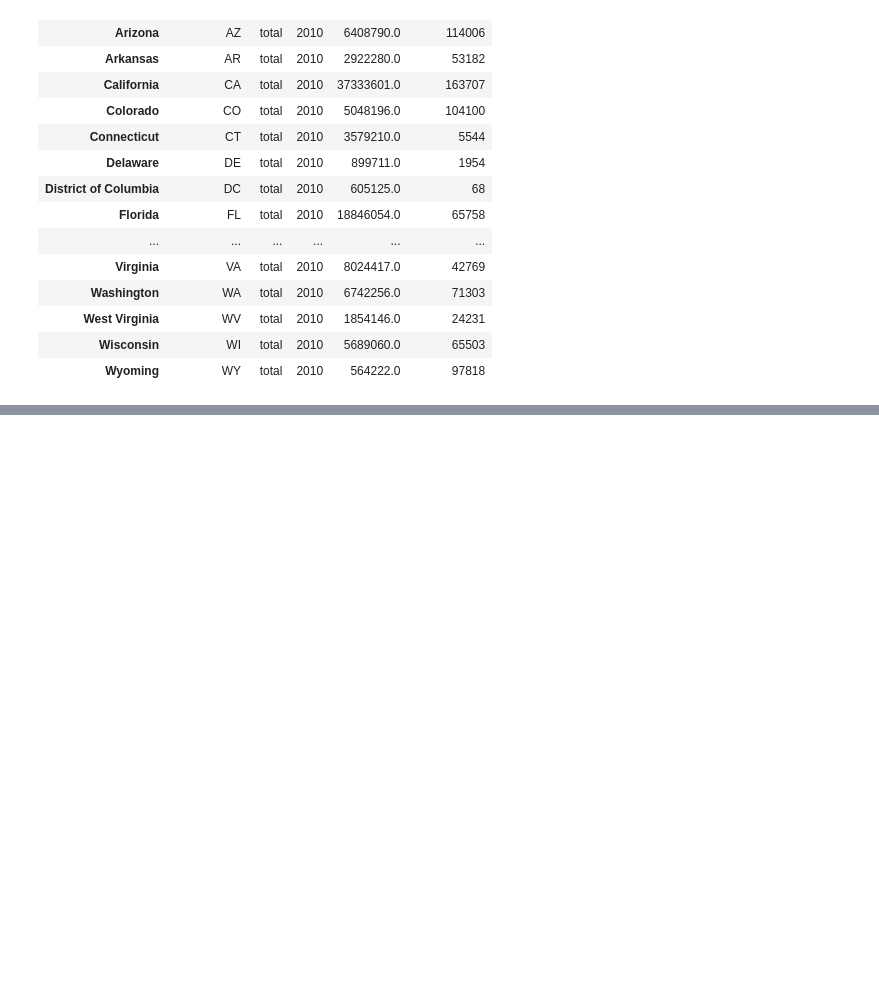
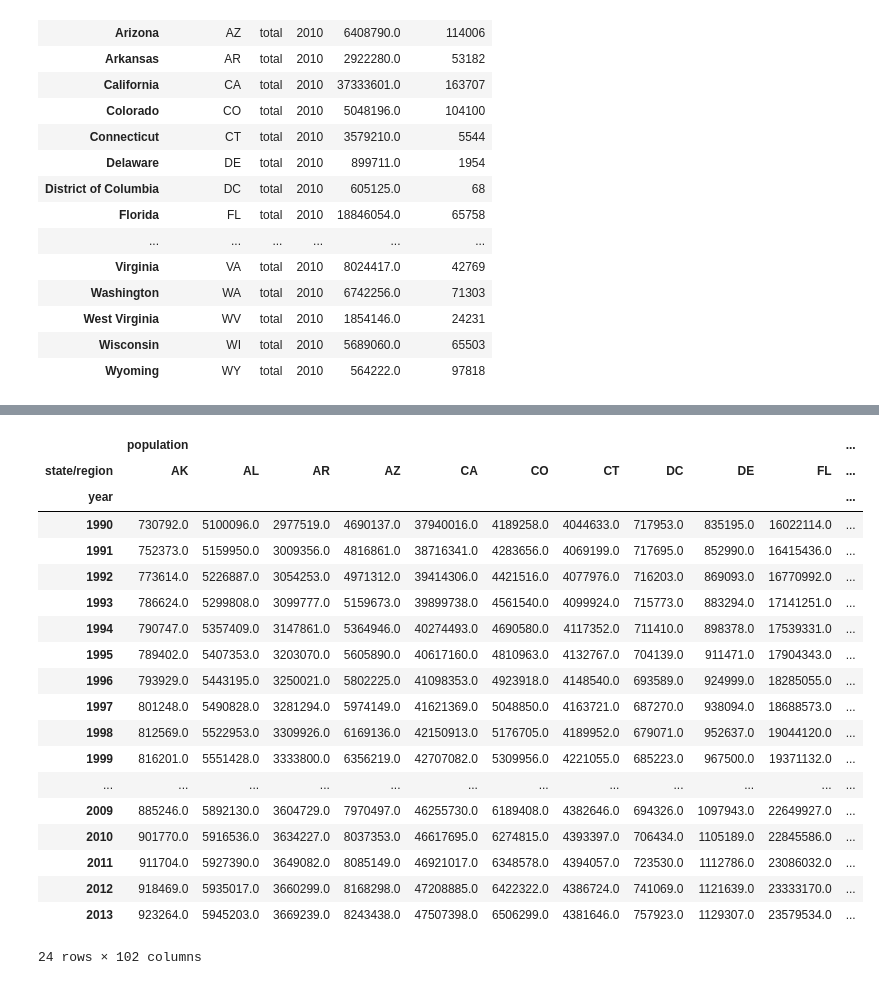
Before and after one commit to Muzammil4580/US-States-Data-Analysis-, a Jupyter notebook: US States Data.ipynb, the cells around one changed output, grey strips where cells are left out. Cells and saved outputs as stored; diff of their text form; code cells hidden in the pictures; blank space fills up the shorter version.

```diff
--- a/US States Data.ipynb
+++ b/US States Data.ipynb
@@ -281,0 +375,23 @@ TypeError: merge() got an unexpected keyword argument 'prefixes'
+# %%
+final1.unstack()
+# %% [output]
+|  | population |  |  |  |  |  |  |  |  |  | ... |
+| state/region | AK | AL | AR | AZ | CA | CO | CT | DC | DE | FL | ... |
+| year |  |  |  |  |  |  |  |  |  |  | ... |
+| 1990 | 730792.0 | 5100096.0 | 2977519.0 | 4690137.0 | 37940016.0 | 4189258.0 | 4044633.0 | 717953.0 | 835195.0 | 16022114.0 | ... |
+| 1991 | 752373.0 | 5159950.0 | 3009356.0 | 4816861.0 | 38716341.0 | 4283656.0 | 4069199.0 | 717695.0 | 852990.0 | 16415436.0 | ... |
+| 1992 | 773614.0 | 5226887.0 | 3054253.0 | 4971312.0 | 39414306.0 | 4421516.0 | 4077976.0 | 716203.0 | 869093.0 | 16770992.0 | ... |
+| 1993 | 786624.0 | 5299808.0 | 3099777.0 | 5159673.0 | 39899738.0 | 4561540.0 | 4099924.0 | 715773.0 | 883294.0 | 17141251.0 | ... |
+| 1994 | 790747.0 | 5357409.0 | 3147861.0 | 5364946.0 | 40274493.0 | 4690580.0 | 4117352.0 | 711410.0 | 898378.0 | 17539331.0 | ... |
+| 1995 | 789402.0 | 5407353.0 | 3203070.0 | 5605890.0 | 40617160.0 | 4810963.0 | 4132767.0 | 704139.0 | 911471.0 | 17904343.0 | ... |
+| 1996 | 793929.0 | 5443195.0 | 3250021.0 | 5802225.0 | 41098353.0 | 4923918.0 | 4148540.0 | 693589.0 | 924999.0 | 18285055.0 | ... |
+| 1997 | 801248.0 | 5490828.0 | 3281294.0 | 5974149.0 | 41621369.0 | 5048850.0 | 4163721.0 | 687270.0 | 938094.0 | 18688573.0 | ... |
+| 1998 | 812569.0 | 5522953.0 | 3309926.0 | 6169136.0 | 42150913.0 | 5176705.0 | 4189952.0 | 679071.0 | 952637.0 | 19044120.0 | ... |
+| 1999 | 816201.0 | 5551428.0 | 3333800.0 | 6356219.0 | 42707082.0 | 5309956.0 | 4221055.0 | 685223.0 | 967500.0 | 19371132.0 | ... |
+| ... | ... | ... | ... | ... | ... | ... | ... | ... | ... | ... | ... |
+| 2009 | 885246.0 | 5892130.0 | 3604729.0 | 7970497.0 | 46255730.0 | 6189408.0 | 4382646.0 | 694326.0 | 1097943.0 | 22649927.0 | ... |
+| 2010 | 901770.0 | 5916536.0 | 3634227.0 | 8037353.0 | 46617695.0 | 6274815.0 | 4393397.0 | 706434.0 | 1105189.0 | 22845586.0 | ... |
+| 2011 | 911704.0 | 5927390.0 | 3649082.0 | 8085149.0 | 46921017.0 | 6348578.0 | 4394057.0 | 723530.0 | 1112786.0 | 23086032.0 | ... |
+| 2012 | 918469.0 | 5935017.0 | 3660299.0 | 8168298.0 | 47208885.0 | 6422322.0 | 4386724.0 | 741069.0 | 1121639.0 | 23333170.0 | ... |
+| 2013 | 923264.0 | 5945203.0 | 3669239.0 | 8243438.0 | 47507398.0 | 6506299.0 | 4381646.0 | 757923.0 | 1129307.0 | 23579534.0 | ... |
+24 rows × 102 columns
```
Also changed, not shown: parts of 16 cells of this notebook.
